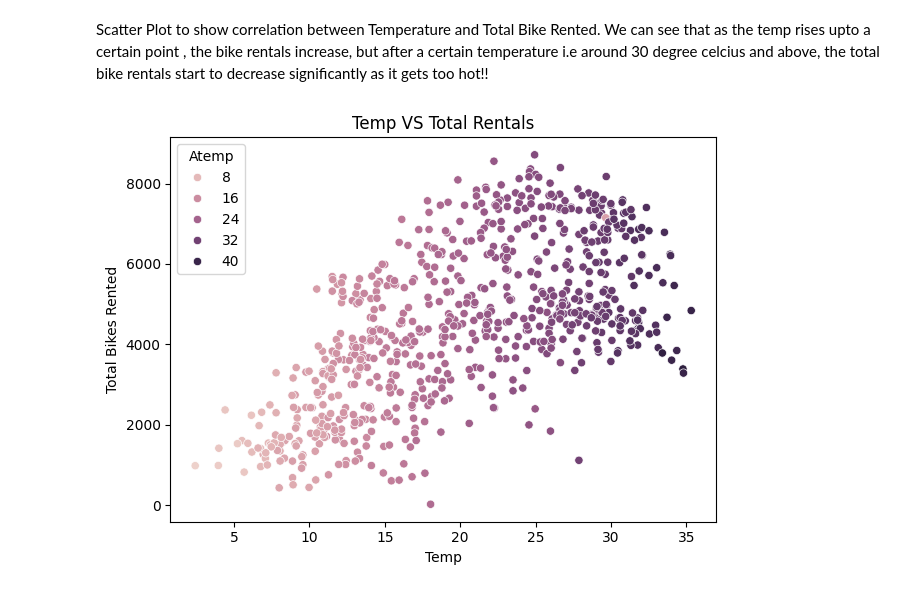
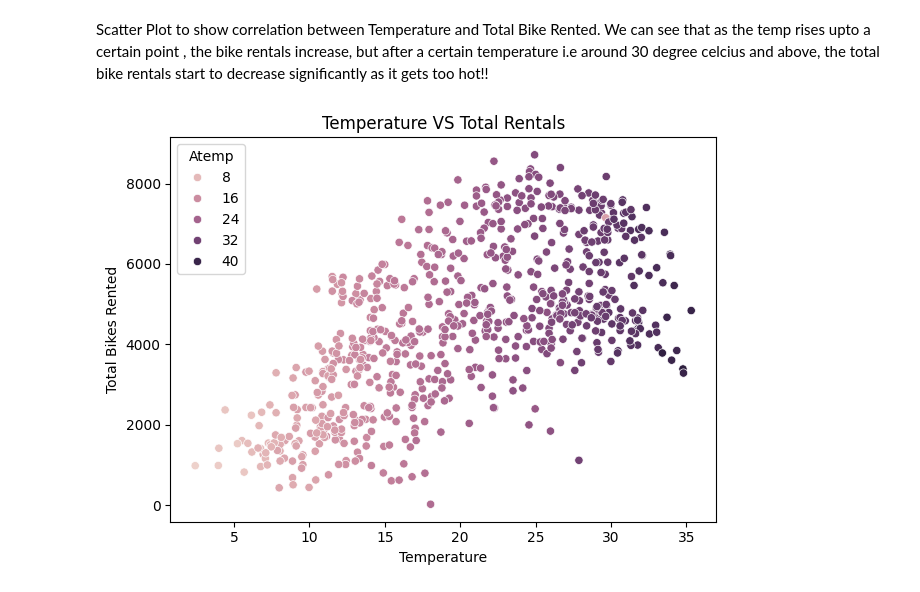
Before and after one commit to anik8C/EDA-of-Bike-Sharing-in-DC, a Jupyter notebook: EDA.ipynb, the cells around one changed output. Drawn from its saved outputs; the diff is of its cells as text; code cells hidden in the pictures.

```diff
--- a/EDA.ipynb
+++ b/EDA.ipynb
@@ -221,10 +221,10 @@ Scatter Plot to show correlation between Temperature and Total Bike Rented.
 We can see that as the temp rises upto a certain point , the bike rentals increase, but after a certain temperature i.e around 30 degree celcius and above, the total bike rentals start to decrease significantly as it gets too hot!!
 # %%
 sns.scatterplot(data = df, x = "Temp", y = "Total Rented", hue = "Atemp")
-plt.title("Temp VS Total Rentals")
-plt.xlabel("Temp")
+plt.title("Temperature VS Total Rentals")
+plt.xlabel("Temperature")
 plt.ylabel("Total Bikes Rented")
 plt.tight_layout()
 plt.show()
 # %% [output]
-[figure, old version]
+[figure, new version]
```
Also changed, not shown: parts of 4 cells of this notebook.
